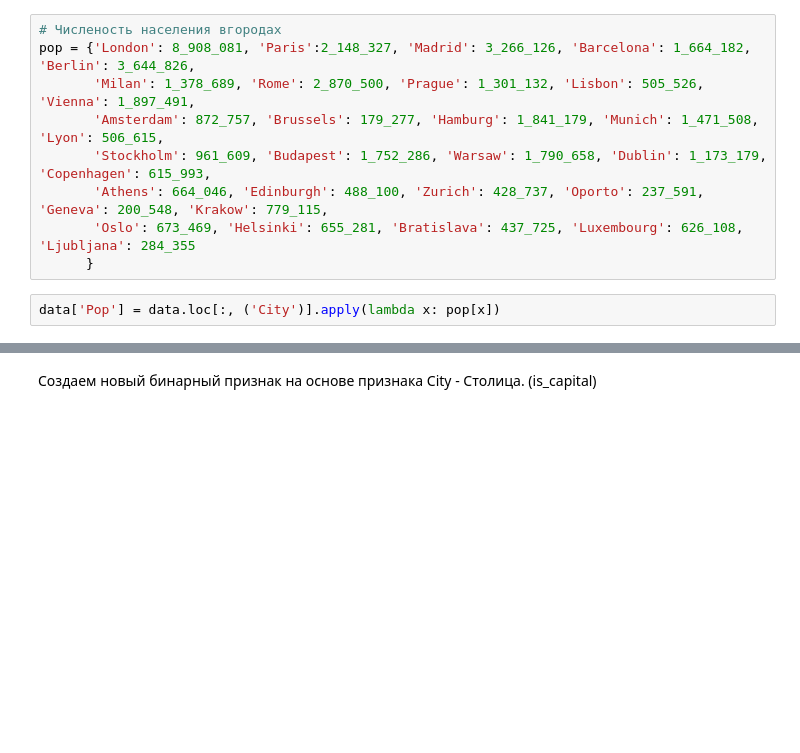
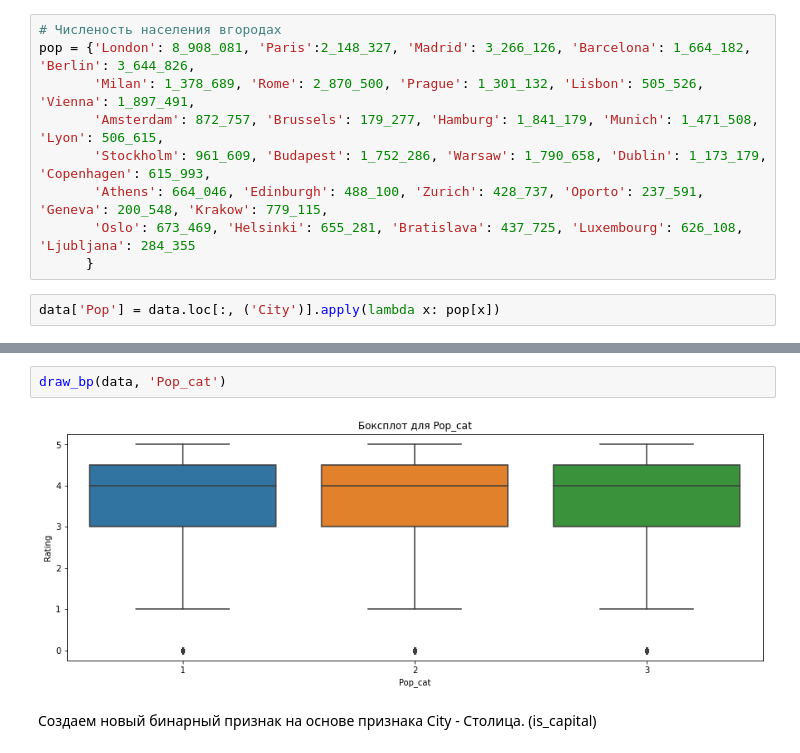
Before and after one commit to BasilPDS/CoursSF_L, a Jupyter notebook: module_3/module_3.ipynb, the cells around one changed output, grey strips where cells are left out. Saved outputs shown, nothing was run; the diff lists cells and outputs as text; blank space fills up the shorter version.

```diff
--- a/module_3/module_3.ipynb
+++ b/module_3/module_3.ipynb
@@ -463,3 +481,7 @@ data['Pop'] = data.loc[:, ('City')].apply(lambda x: pop[x])
+# %%
+draw_bp(data, 'Pop_cat')
+# %% [output]
+[figure, added]
 # %% [markdown]
 Создаем новый бинарный признак на основе признака City - Столица. (is_capital)
 # %%
```
Also changed, not shown: parts of 28 cells of this notebook.
